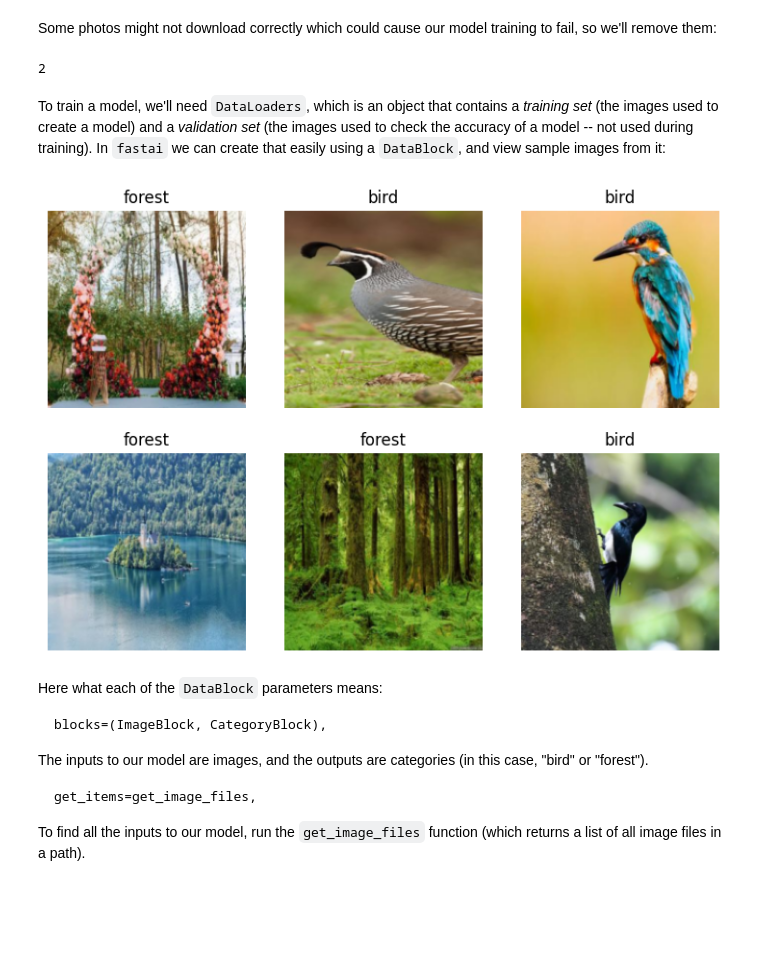
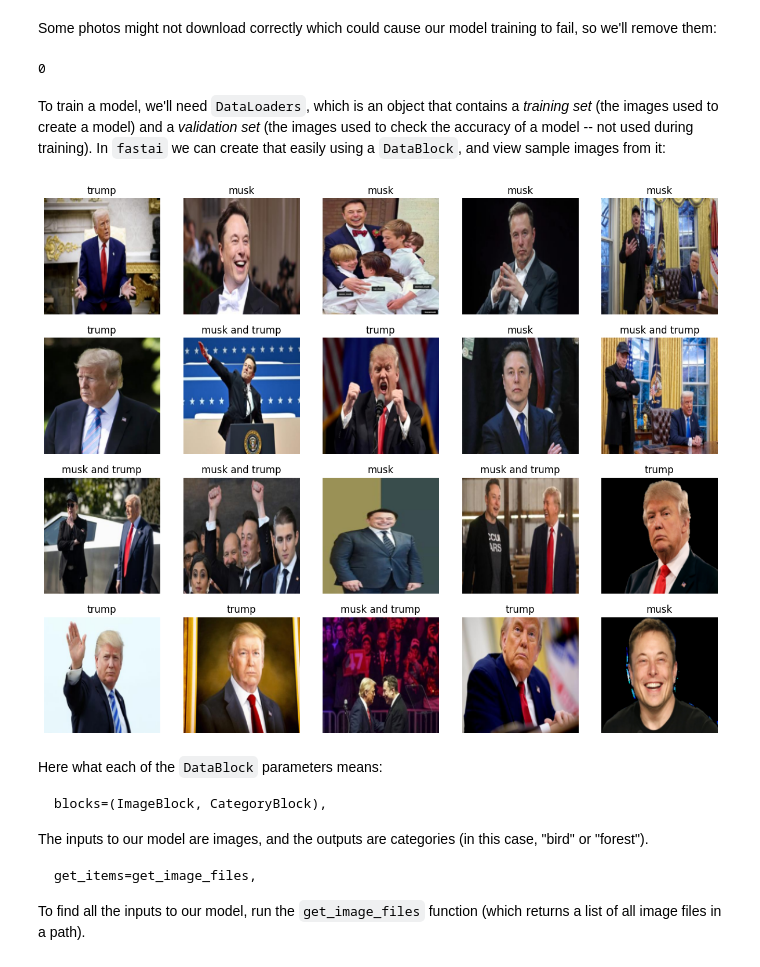
Before and after one commit to weizhanf/ChatGPT, a Jupyter notebook: “Is_it_a_bird?_Creating_a_model_from_your_own_data”的副本.ipynb, the cells around one changed output. Drawn from its saved outputs; the diff is of its cells as text; code cells hidden in the pictures; blank space fills up the shorter version.

```diff
--- a/“Is_it_a_bird?_Creating_a_model_from_your_own_data”的副本.ipynb
+++ b/“Is_it_a_bird?_Creating_a_model_from_your_own_data”的副本.ipynb
@@ -69,8 +71,8 @@ Image.open('forest.jpg').to_thumb(256,256)
 # %% [markdown]
 Our searches seem to be giving reasonable results, so let's grab a few examples of each of "bird" and "forest" photos, and save each group of photos to a different folder:
 # %%
-searches = 'forest','bird'
-path = Path('bird_or_not')
+searches = 'musk','trump','musk and trump'
+path = Path('musk_or_not')
 
 for o in searches:
     dest = (path/o)
@@ -87,21 +89,21 @@ failed = verify_images(get_image_files(path))
 failed.map(Path.unlink)
 len(failed)
 # %% [output]
-2
+0
 # %% [markdown]
 To train a model, we'll need `DataLoaders`, which is an object that contains a *training set* (the images used to create a model) and a *validation set* (the images used to check the accuracy of a model -- not used during training). In `fastai` we can create that easily using a `DataBlock`, and view sample images from it:
 # %%
 dls = DataBlock(
     blocks=(ImageBlock, CategoryBlock),
     get_items=get_image_files,
     splitter=RandomSplitter(valid_pct=0.2, seed=42),
     get_y=parent_label,
     item_tfms=[Resize(192, method='squish')]
 ).dataloaders(path, bs=32)
 
-dls.show_batch(max_n=6)
+dls.show_batch(max_n=20)
 # %% [output]
-[figure, old version]
+[figure, new version]
 # %% [markdown]
 Here what each of the `DataBlock` parameters means:
 
```
Also changed, not shown: parts of 7 cells of this notebook.
